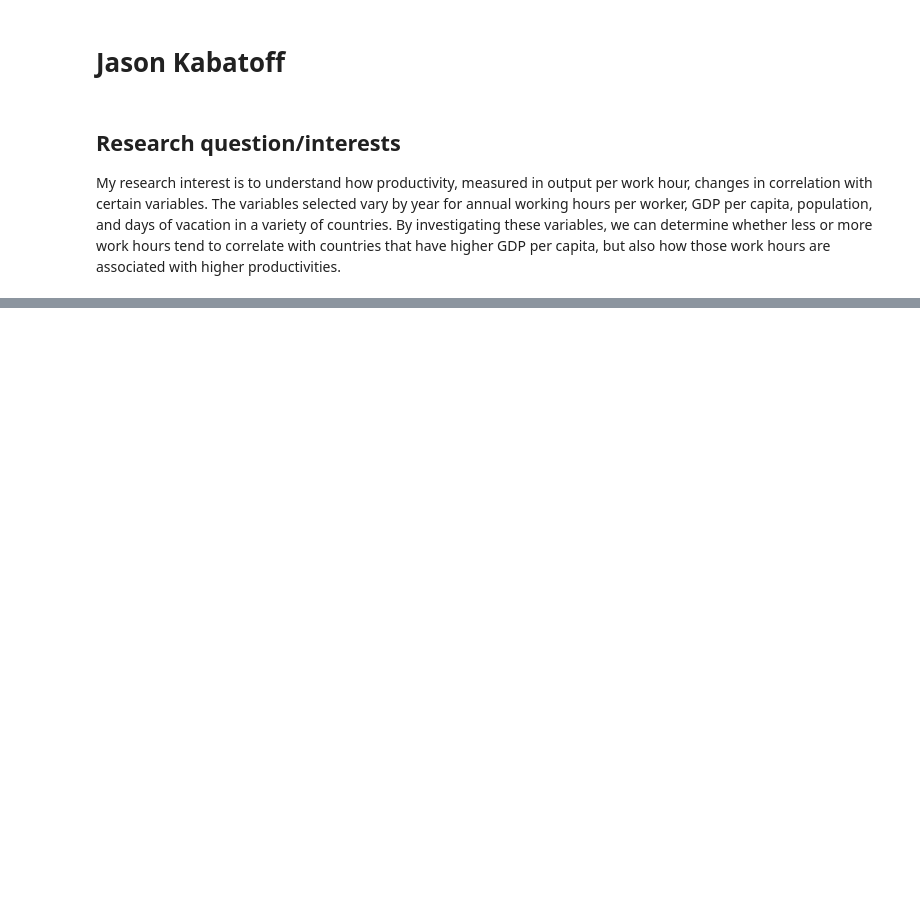
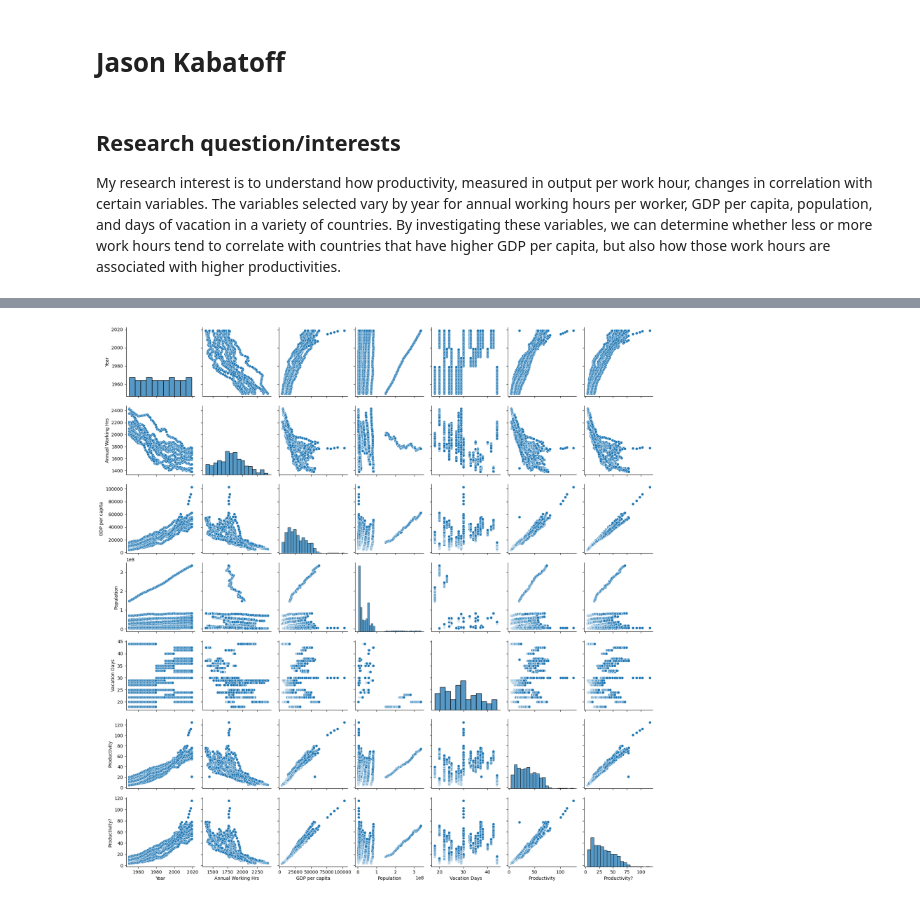
Before and after one commit to ubco-W2022T1-cosc301/project-group17, a Jupyter notebook: notebooks/analysis1.ipynb, the cells around one changed output, grey strips where cells are left out. Saved outputs shown, nothing was run; the diff lists cells and outputs as text; code cells hidden in the pictures; blank space fills up the shorter version.

```diff
--- a/notebooks/analysis1.ipynb
+++ b/notebooks/analysis1.ipynb
@@ -25,0 +90,7 @@ pd.read_csv("../data/processed/cleaned_combined_data.csv")
+# %%
+sns.pairplot(df)
+df_s = df.copy()
+df_s.drop(df_s[df_s['Entity'] == 'United States'].index, inplace = True)
+#Since the US data is having an impact on data visualization due to being an outlier, it might be a good idea to remove it for this.
+# %% [output]
+[figure, added]
```
Also changed, not shown: parts of 17 cells of this notebook, 1 other file.
